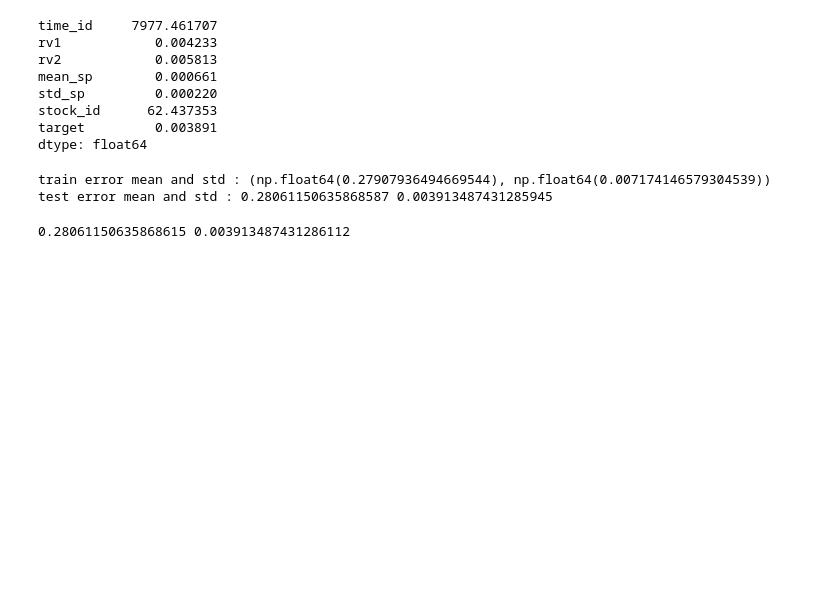
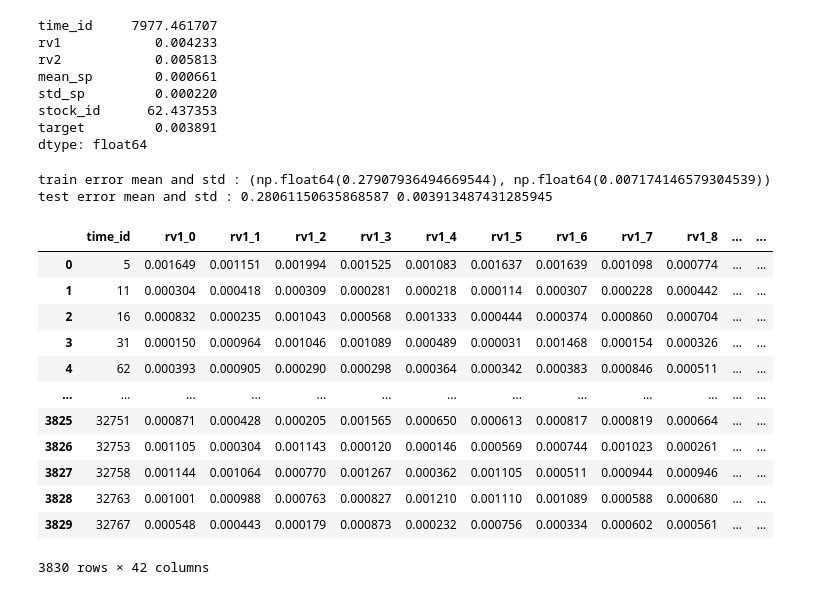
Before and after one commit to RezaCodz/Volatility-Forecast-and-Inference, a Jupyter notebook: notebooks/optiver_volatility/exploration.ipynb, the cells around one changed output. Saved outputs shown, nothing was run; the diff lists cells and outputs as text; code cells hidden in the pictures; blank space fills up the shorter version.

```diff
--- a/notebooks/optiver_volatility/exploration.ipynb
+++ b/notebooks/optiver_volatility/exploration.ipynb
@@ -847,22 +847,42 @@ print("test error mean and std :",np.mean(test_Results), np.std(test_Results, dd
 train error mean and std : (np.float64(0.27907936494669544), np.float64(0.007174146579304539))
 test error mean and std : 0.28061150635868587 0.003913487431285945
 # %%
-def features_single_stock(stock_id):
+def features_single_stock(stock_id, n_sub):
+
+    window_length = 600/n_sub
     book = pd.read_parquet(data_dir/"book_train.parquet"/f"stock_id={stock_id}")
 
     book["wap1"] = (book["bid_price1"]*book["ask_size1"] +  book["ask_price1"]*book["bid_size1"]) /(book["ask_size1"]+ book["bid_size1"])
     book["return1"] = book.groupby("time_id")["wap1"].transform(return_calc)
     book["spread"] = (book["ask_price1"] - book["bid_price1"]) / book["wap1"]
     book["imbalance"] = (book["bid_size1"] - book["ask_size1"])/(book["bid_size1"] + book["ask_size1"])
     book["wap2"] = (book["bid_price2"]*book["ask_size2"] +  book["ask_price2"]*book["bid_size2"]) /(book["ask_size2"]+ book["bid_size2"])
     book["return2"] = book.groupby("time_id")["wap2"].transform(return_calc)
+    book["sub_window"] = book["seconds_in_bucket"]//window_length
     book = book.dropna(subset=["return1", "return2"])
 
-    out = book.groupby("time_id").agg( rv1 = ("return1",RV ), rv2 = ("return2",RV ), mean_sp = ("spread", "mean"), std_sp=("spread", "std") ).reset_index()
-    out["stock_id"] = stock_id
-    return out
+    out = book.groupby(["time_id", "sub_window"]).agg( rv1 = ("return1",RV ), rv2 = ("return2",RV ), mean_sp = ("spread", "mean"), std_sp=("spread", "std") ).reset_index()
 
 
-features_single_stock(0)
+    g = out.pivot (index = "time_id", columns= "sub_window", values = ["rv1", "rv2" , "mean_sp" ,"std_sp"])
+    g.columns = [ f"{c}_{int(w)}" for c, w in g.columns ]
+    g["stock_id"] = stock_id
+    g = g.reset_index()
+    return g
+
+
+features_single_stock(0, 10)
 # %% [output]
+|  | time_id | rv1_0 | rv1_1 | rv1_2 | rv1_3 | rv1_4 | rv1_5 | rv1_6 | rv1_7 | rv1_8 | ... | ... |
+| 0 | 5 | 0.001649 | 0.001151 | 0.001994 | 0.001525 | 0.001083 | 0.001637 | 0.001639 | 0.001098 | 0.000774 | ... | ... |
+| 1 | 11 | 0.000304 | 0.000418 | 0.000309 | 0.000281 | 0.000218 | 0.000114 | 0.000307 | 0.000228 | 0.000442 | ... | ... |
+| 2 | 16 | 0.000832 | 0.000235 | 0.001043 | 0.000568 | 0.001333 | 0.000444 | 0.000374 | 0.000860 | 0.000704 | ... | ... |
+| 3 | 31 | 0.000150 | 0.000964 | 0.001046 | 0.001089 | 0.000489 | 0.000031 | 0.001468 | 0.000154 | 0.000326 | ... | ... |
+| 4 | 62 | 0.000393 | 0.000905 | 0.000290 | 0.000298 | 0.000364 | 0.000342 | 0.000383 | 0.000846 | 0.000511 | ... | ... |
+| ... | ... | ... | ... | ... | ... | ... | ... | ... | ... | ... | ... | ... |
+| 3825 | 32751 | 0.000871 | 0.000428 | 0.000205 | 0.001565 | 0.000650 | 0.000613 | 0.000817 | 0.000819 | 0.000664 | ... | ... |
+| 3826 | 32753 | 0.001105 | 0.000304 | 0.001143 | 0.000120 | 0.000146 | 0.000569 | 0.000744 | 0.001023 | 0.000261 | ... | ... |
+| 3827 | 32758 | 0.001144 | 0.001064 | 0.000770 | 0.001267 | 0.000362 | 0.001105 | 0.000511 | 0.000944 | 0.000946 | ... | ... |
+| 3828 | 32763 | 0.001001 | 0.000988 | 0.000763 | 0.000827 | 0.001210 | 0.001110 | 0.001089 | 0.000588 | 0.000680 | ... | ... |
+| 3829 | 32767 | 0.000548 | 0.000443 | 0.000179 | 0.000873 | 0.000232 | 0.000756 | 0.000334 | 0.000602 | 0.000561 | ... | ... |
-0.28061150635868615 0.003913487431286112
+3830 rows × 42 columns
```
Also changed, not shown: 1 other file.
